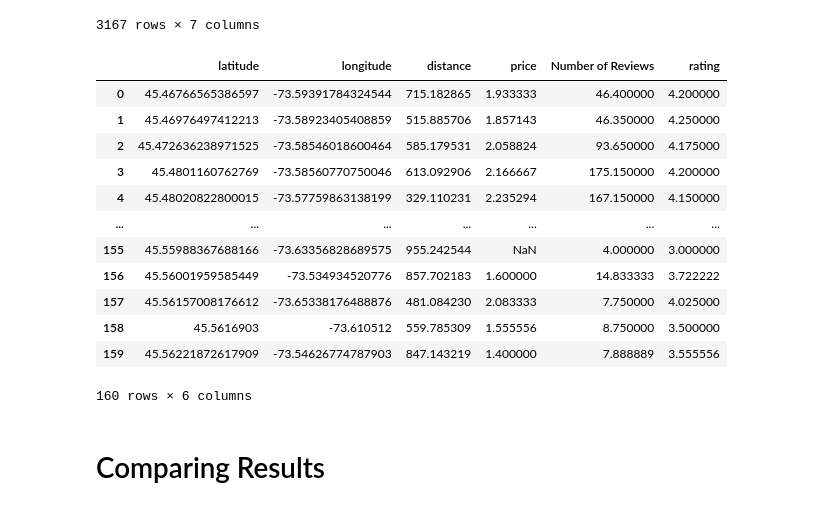
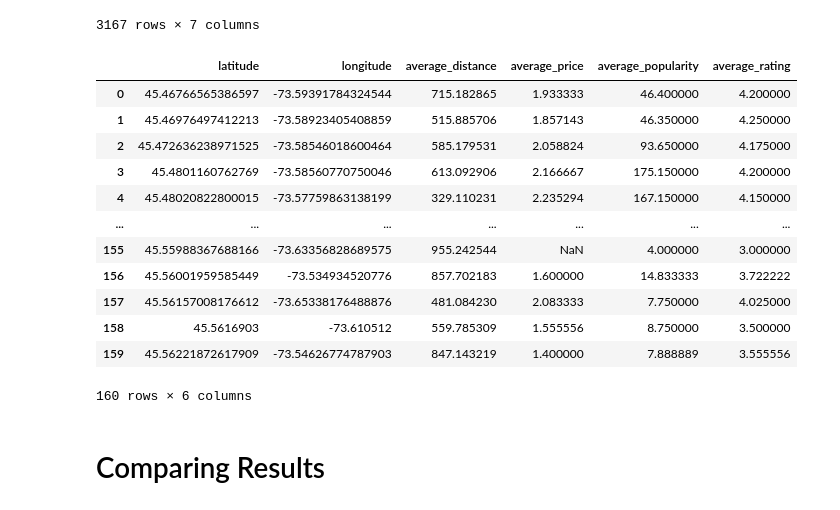
Before and after one commit to Mingie98/Statistical-Modelling-Project, a Jupyter notebook: notebooks/yelp_foursquare_EDA.ipynb, the cells around one changed output. Drawn from its saved outputs; the diff is of its cells as text; code cells hidden in the pictures.

Commit message:
fixed some mistakes in the yelp_foursquare_EDA.ipynb notebook

```diff
--- a/notebooks/yelp_foursquare_EDA.ipynb
+++ b/notebooks/yelp_foursquare_EDA.ipynb
@@ -217,14 +217,6 @@ for entry in results_list_yelp:
         data_list_yelp.append(result_data)
 # %% [markdown]
 Put your parsed results into a DataFrame
-# %%
-# Set the display options to show all rows and columns
-pd.set_option('display.max_rows', None)
-pd.set_option('display.max_columns', None)
-# %%
-# Reset display options to default values
-pd.reset_option('display.max_rows')
-pd.reset_option('display.max_columns')
 # %%
 df_yelp = pd.DataFrame(data_list_yelp)
 
@@ -252,23 +258,23 @@ df_yelp
 # %%
 # Grouping by 'latitude' and 'longitude' and calculating averages
 df_yelp_avg = df_yelp.groupby(['latitude', 'longitude']).agg({
     'distance': 'mean',
     'price': 'mean',
     'Number of Reviews': 'mean',
     'rating': 'mean'
 }, skipna=True).reset_index()
 
 # Renaming the columns for clarity
-df_fs_avg = df_fs_avg.rename(columns={
+df_yelp_avg = df_yelp_avg.rename(columns={
     'distance': 'average_distance',
     'price': 'average_price',
     'Number of Reviews': 'average_popularity',
     'rating': 'average_rating'
 })
 
 df_yelp_avg
 # %% [output]
-|  | latitude | longitude | distance | price | Number of Reviews | rating |
+|  | latitude | longitude | average_distance | average_price | average_popularity | average_rating |
 | 0 | 45.46766565386597 | -73.59391784324544 | 715.182865 | 1.933333 | 46.400000 | 4.200000 |
 | 1 | 45.46976497412213 | -73.58923405408859 | 515.885706 | 1.857143 | 46.350000 | 4.250000 |
 | 2 | 45.472636238971525 | -73.58546018600464 | 585.179531 | 2.058824 | 93.650000 | 4.175000 |
```
Also changed, not shown: parts of 2 cells of this notebook, 1 other file.
